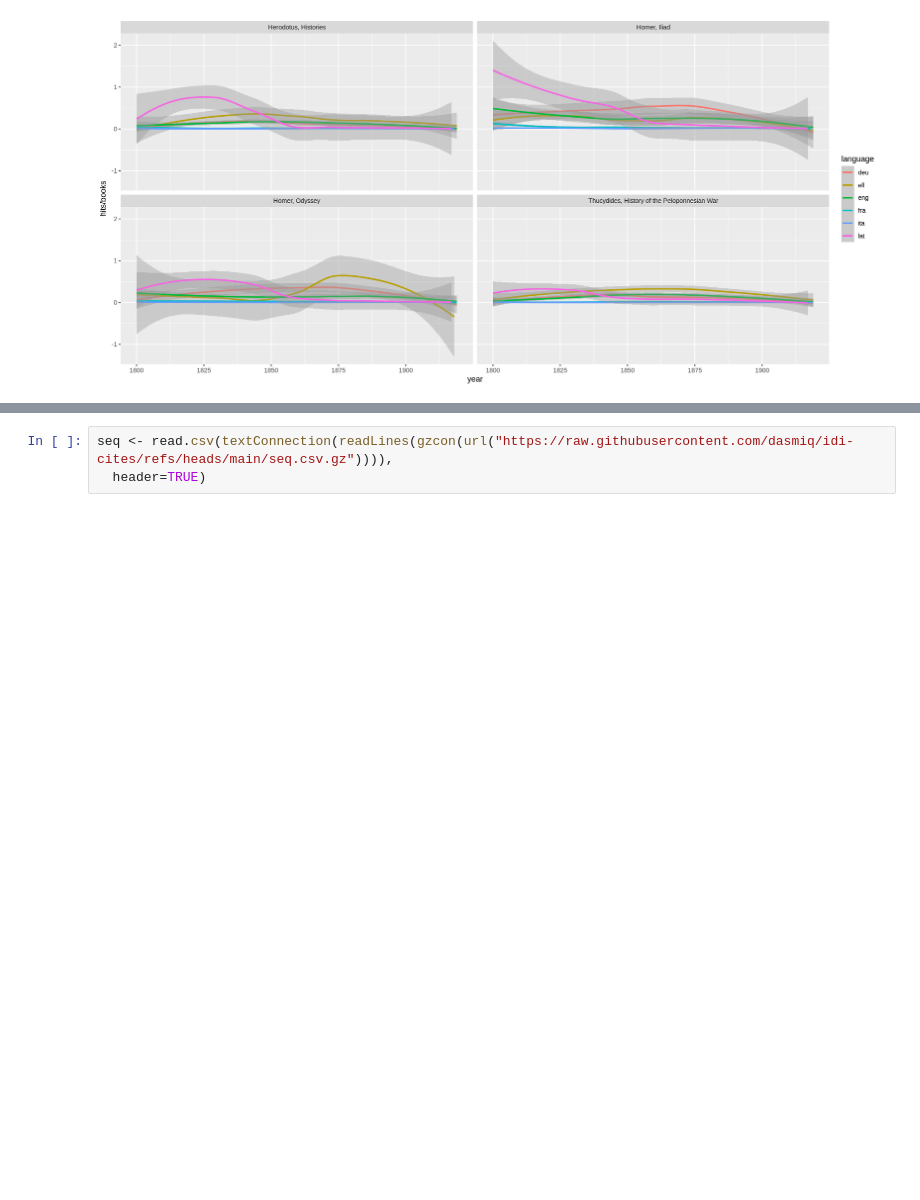
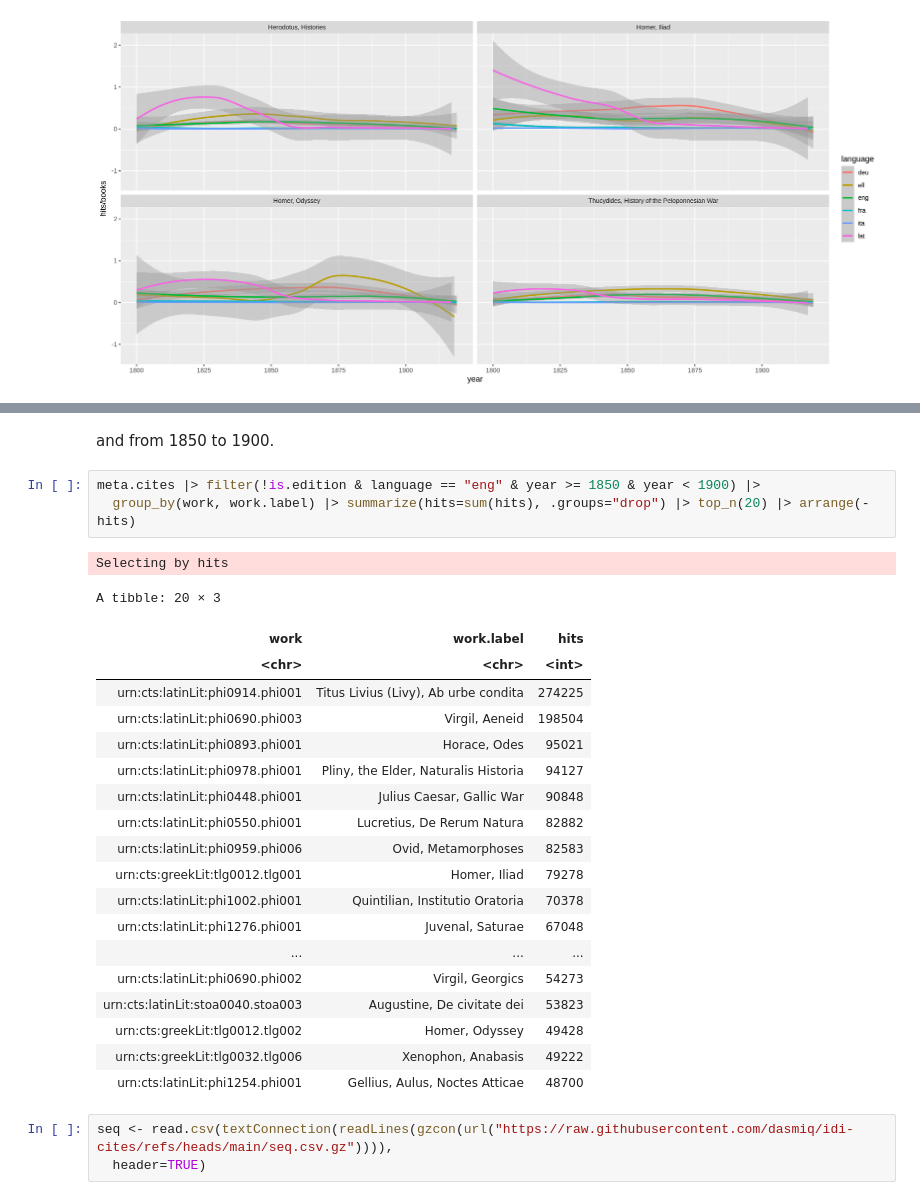
Before and after one commit to dasmiq/idi-cites, a Jupyter notebook: idi_cites.ipynb, the cells around one changed output, grey strips where cells are left out. Cells and saved outputs as stored; diff of their text form; blank space fills up the shorter version.

```diff
--- a/idi_cites.ipynb
+++ b/idi_cites.ipynb
@@ -239,3 +291,29 @@ meta.cites |>
+# %% [markdown]
+and from 1850 to 1900.
+# %%
+meta.cites |> filter(!is.edition & language == "eng" & year >= 1850 & year < 1900) |>
+  group_by(work, work.label) |> summarize(hits=sum(hits), .groups="drop") |> top_n(20) |> arrange(-hits)
+# %% [output]
+Selecting by hits
+A tibble: 20 × 3
+| work | work.label | hits |
+| <chr> | <chr> | <int> |
+| urn:cts:latinLit:phi0914.phi001 | Titus Livius (Livy), Ab urbe condita | 274225 |
+| urn:cts:latinLit:phi0690.phi003 | Virgil, Aeneid | 198504 |
+| urn:cts:latinLit:phi0893.phi001 | Horace, Odes | 95021 |
+| urn:cts:latinLit:phi0978.phi001 | Pliny, the Elder, Naturalis Historia | 94127 |
+| urn:cts:latinLit:phi0448.phi001 | Julius Caesar, Gallic War | 90848 |
+| urn:cts:latinLit:phi0550.phi001 | Lucretius, De Rerum Natura | 82882 |
+| urn:cts:latinLit:phi0959.phi006 | Ovid, Metamorphoses | 82583 |
+| urn:cts:greekLit:tlg0012.tlg001 | Homer, Iliad | 79278 |
+| urn:cts:latinLit:phi1002.phi001 | Quintilian, Institutio Oratoria | 70378 |
+| urn:cts:latinLit:phi1276.phi001 | Juvenal, Saturae | 67048 |
+| ... | ... | ... |
+| urn:cts:latinLit:phi0690.phi002 | Virgil, Georgics | 54273 |
+| urn:cts:latinLit:stoa0040.stoa003 | Augustine, De civitate dei | 53823 |
+| urn:cts:greekLit:tlg0012.tlg002 | Homer, Odyssey | 49428 |
+| urn:cts:greekLit:tlg0032.tlg006 | Xenophon, Anabasis | 49222 |
+| urn:cts:latinLit:phi1254.phi001 | Gellius, Aulus, Noctes Atticae | 48700 |
 # %%
 seq <- read.csv(textConnection(readLines(gzcon(url("https://raw.githubusercontent.com/dasmiq/idi-cites/refs/heads/main/seq.csv.gz")))),
   header=TRUE)
```
Also changed, not shown: parts of 4 cells of this notebook.
